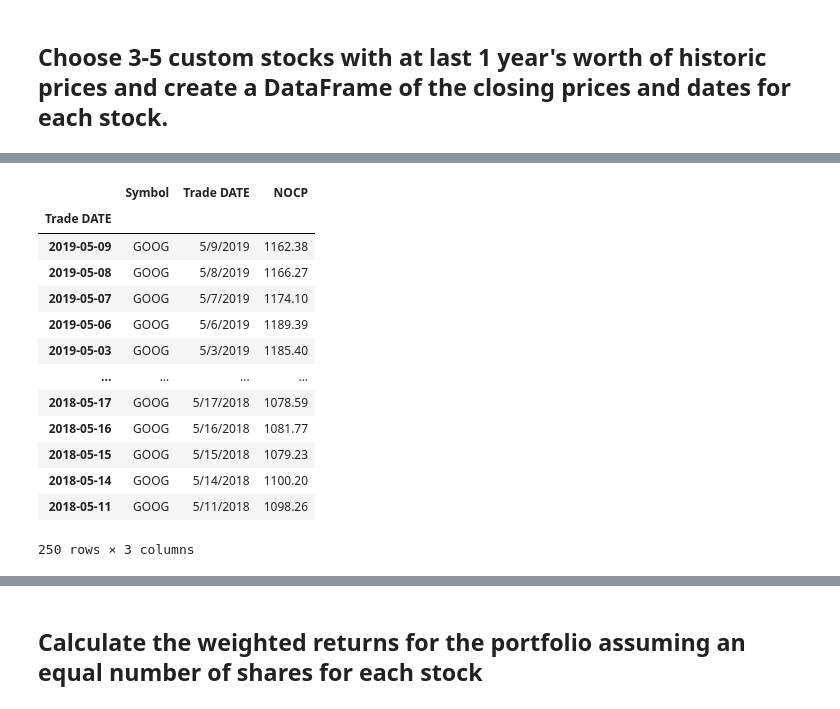
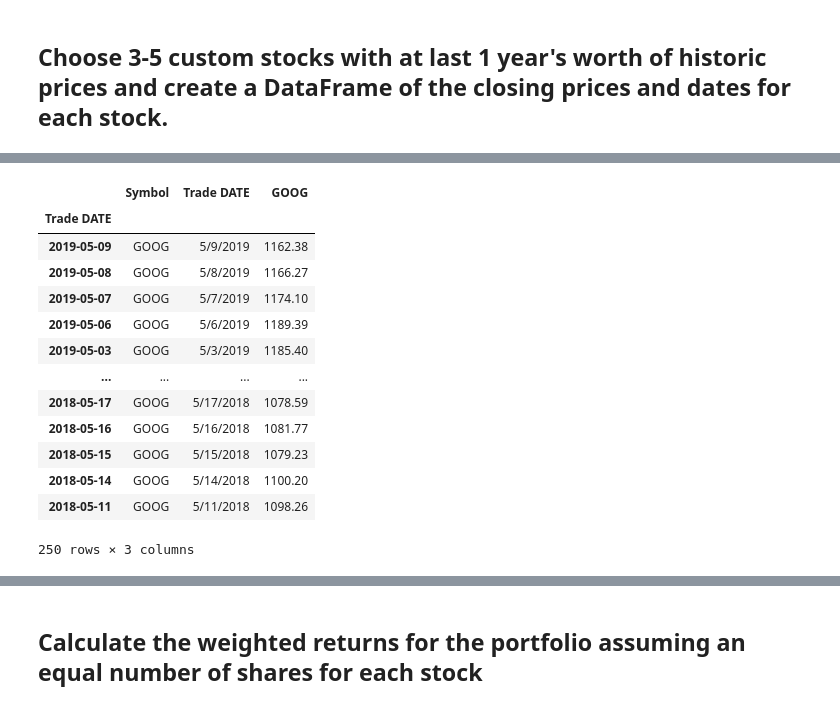
Before and after one commit to Olegreg762/FintechBootcamp, a Jupyter notebook: pandas_homework/Instructions/Starter_Code/whale_analysis.ipynb, the cells around one changed output, grey strips where cells are left out. Saved outputs shown, nothing was run; the diff lists cells and outputs as text; code cells hidden in the pictures.

```diff
--- a/pandas_homework/Instructions/Starter_Code/whale_analysis.ipynb
+++ b/pandas_homework/Instructions/Starter_Code/whale_analysis.ipynb
@@ -445,10 +449,11 @@ cost
 # %%
 # Reading data from 3rd stock
 goog = pd.read_csv('./Resources/goog_historical.csv').dropna()
+goog.rename(columns={'NOCP' : 'GOOG'}, inplace=True)
 goog.set_index(pd.to_datetime(goog['Trade DATE'], infer_datetime_format=True), inplace=True)
 goog
 # %% [output]
-|  | Symbol | Trade DATE | NOCP |
+|  | Symbol | Trade DATE | GOOG |
 | Trade DATE |  |  |  |
 | 2019-05-09 | GOOG | 5/9/2019 | 1162.38 |
 | 2019-05-08 | GOOG | 5/8/2019 | 1166.27 |
```
Also changed, not shown: parts of 8 cells of this notebook.
